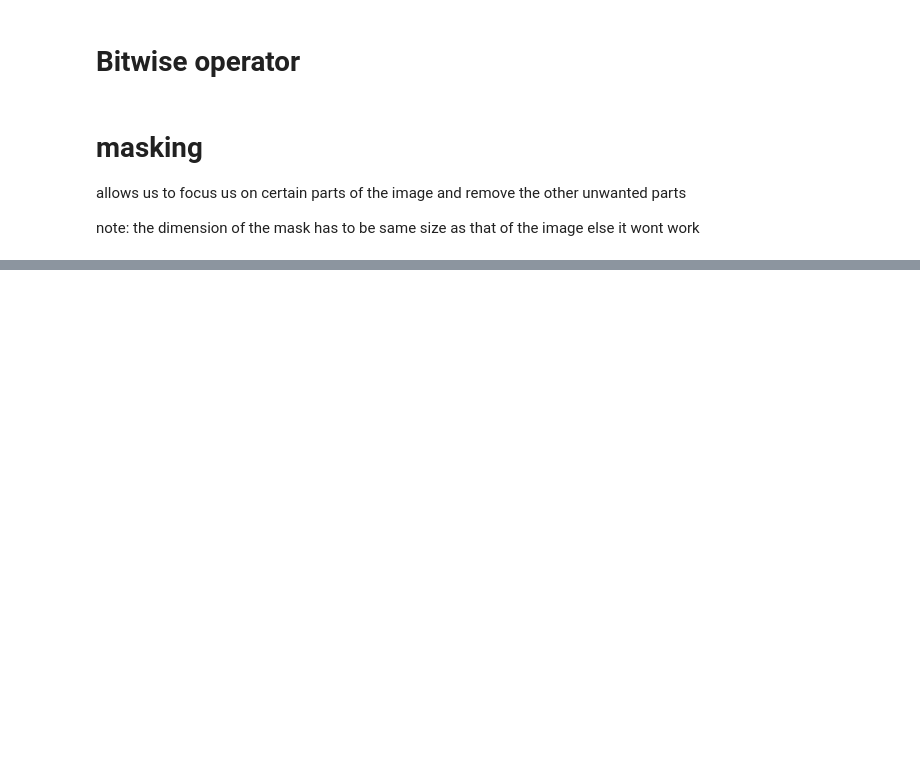
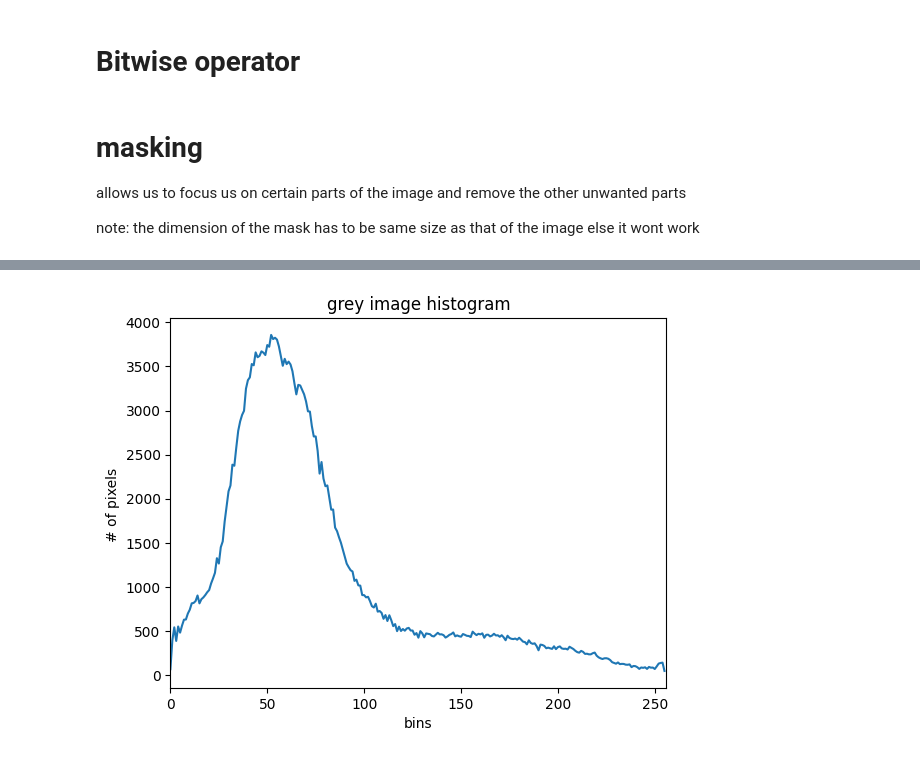
Before and after one commit to Apurba-pal/learning_opencv, a Jupyter notebook: learning_opencv.ipynb, the cells around one changed output, grey strips where cells are left out. Saved outputs shown, nothing was run; the diff lists cells and outputs as text; code cells hidden in the pictures; blank space fills up the shorter version.

```diff
--- a/learning_opencv.ipynb
+++ b/learning_opencv.ipynb
@@ -535,0 +543,21 @@ cv.destroyAllWindows()
+# %%
+img = cv.imread('./Resources/Photos/cats.jpg')
+cv.imshow("image", img)
+
+grey = cv.cvtColor(img, cv.COLOR_BGR2GRAY)
+cv.imshow("grey image",grey)
+
+grey_hist = cv.calcHist([grey], [0], None, [256],[0,256])
+plt.figure()
+plt.title("grey image histogram")
+plt.xlabel("bins")
+plt.ylabel("# of pixels ")
+plt.plot(grey_hist)
+plt.xlim([0,256])
+plt.show()
+
+cv.waitKey(0)
+cv.destroyAllWindows()
+# 2:17:00
+# %% [output]
+[figure, added]
```
Also changed, not shown: parts of 4 cells of this notebook.
